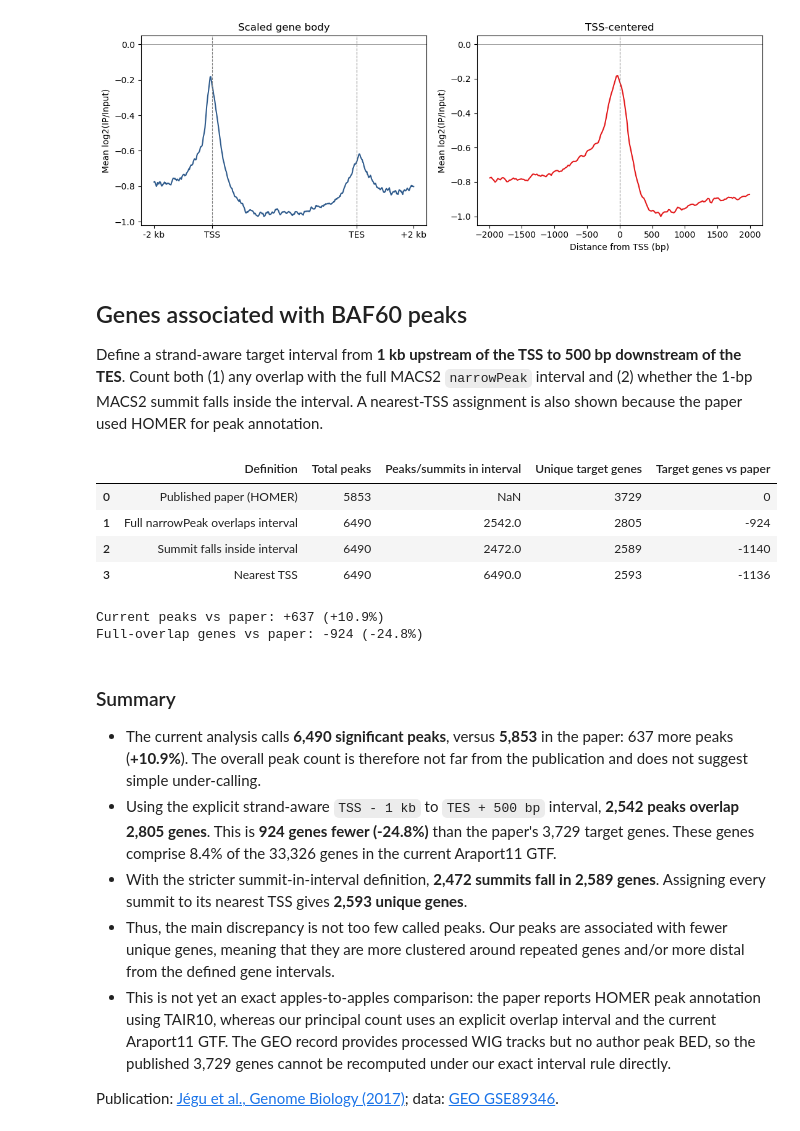
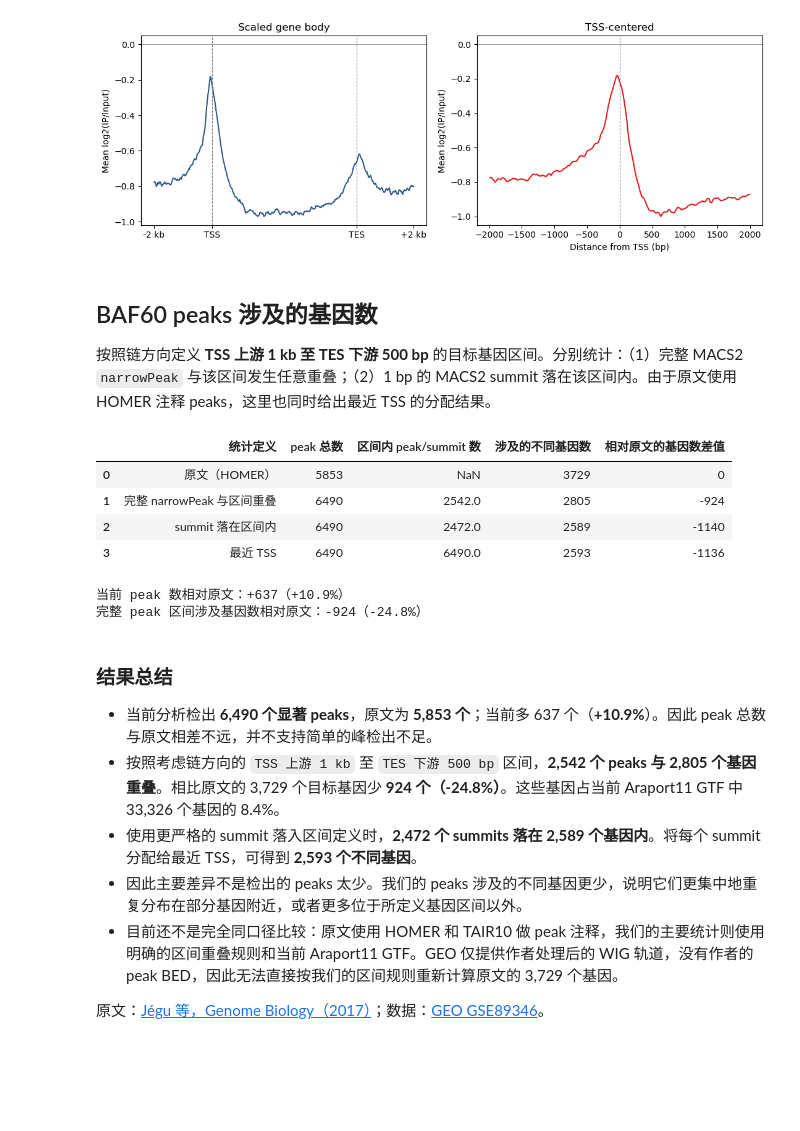
Before and after one commit to pengyfCR7/BAF60_ChIPseq_downstream_analyse_notebooks, a Jupyter notebook: inspect_BAF60_matrix.ipynb, the cells around one changed output. Saved outputs shown, nothing was run; the diff lists cells and outputs as text; code cells hidden in the pictures; blank space fills up the shorter version.

Commit message:
Translate peak comparison summary to Chinese

```diff
--- a/inspect_BAF60_matrix.ipynb
+++ b/inspect_BAF60_matrix.ipynb
@@ -209,9 +209,9 @@ plt.tight_layout()
 # %% [output]
 [figure]
 # %% [markdown]
-## Genes associated with BAF60 peaks
+## BAF60 peaks 涉及的基因数
 
-Define a strand-aware target interval from **1 kb upstream of the TSS to 500 bp downstream of the TES**. Count both (1) any overlap with the full MACS2 `narrowPeak` interval and (2) whether the 1-bp MACS2 summit falls inside the interval. A nearest-TSS assignment is also shown because the paper used HOMER for peak annotation.
+按照链方向定义 **TSS 上游 1 kb 至 TES 下游 500 bp** 的目标基因区间。分别统计：（1）完整 MACS2 `narrowPeak` 与该区间发生任意重叠；（2）1 bp 的 MACS2 summit 落在该区间内。由于原文使用 HOMER 注释 peaks，这里也同时给出最近 TSS 的分配结果。
 # %%
 target_regions = genes[['chrom', 'start', 'end', 'strand', 'gene_id']].copy()
 target_regions['region_start'] = np.maximum(np.where(target_regions['strand'] == '+',
@@ -231,55 +231,55 @@ def count_overlaps(regions):
         starts = chrom_regions['start'].to_numpy()
         ends = chrom_regions['end'].to_numpy()
         indices = chrom_regions.index.to_numpy()
         for gene in chrom_genes.itertuples():
             stop = np.searchsorted(starts, gene.region_end)
             overlaps = indices[:stop][ends[:stop] > gene.region_start]
             if len(overlaps):
                 hit_genes.add(gene.gene_id)
                 hit_regions.update(overlaps)
     return len(hit_regions), len(hit_genes)
 
 full_peak_hits, full_peak_genes = count_overlaps(peaks)
 summit_hits, summit_genes = count_overlaps(summits)
 
 nearest_genes = set()
 for chrom, chrom_summits in summits.groupby('chrom'):
     chrom_tss = tss[tss['chrom'] == chrom].sort_values('tss').reset_index(drop=True)
     positions = chrom_summits['start'].to_numpy()
     tss_positions = chrom_tss['tss'].to_numpy()
     right = np.clip(np.searchsorted(tss_positions, positions), 0, len(tss_positions) - 1)
     left = np.clip(right - 1, 0, len(tss_positions) - 1)
     nearest = np.where(np.abs(tss_positions[right] - positions) <
                        np.abs(tss_positions[left] - positions), right, left)
     nearest_genes.update(chrom_tss.iloc[nearest]['gene_id'])
 
 paper_peaks, paper_genes = 5853, 3729
 comparison = pd.DataFrame({
-    'Definition': ['Published paper (HOMER)', 'Full narrowPeak overlaps interval',
-                   'Summit falls inside interval', 'Nearest TSS'],
-    'Total peaks': [paper_peaks, len(peaks), len(summits), len(summits)],
-    'Peaks/summits in interval': [np.nan, full_peak_hits, summit_hits, len(summits)],
-    'Unique target genes': [paper_genes, full_peak_genes, summit_genes, len(nearest_genes)]
+    '统计定义': ['原文（HOMER）', '完整 narrowPeak 与区间重叠',
+                 'summit 落在区间内', '最近 TSS'],
+    'peak 总数': [paper_peaks, len(peaks), len(summits), len(summits)],
+    '区间内 peak/summit 数': [np.nan, full_peak_hits, summit_hits, len(summits)],
+    '涉及的不同基因数': [paper_genes, full_peak_genes, summit_genes, len(nearest_genes)]
 })
-comparison['Target genes vs paper'] = comparison['Unique target genes'] - paper_genes
+comparison['相对原文的基因数差值'] = comparison['涉及的不同基因数'] - paper_genes
 display(comparison)
-print(f'Current peaks vs paper: {len(peaks) - paper_peaks:+,} ({(len(peaks) / paper_peaks - 1) * 100:+.1f}%)')
-print(f'Full-overlap genes vs paper: {full_peak_genes - paper_genes:+,} ({(full_peak_genes / paper_genes - 1) * 100:+.1f}%)')
+print(f'当前 peak 数相对原文：{len(peaks) - paper_peaks:+,}（{(len(peaks) / paper_peaks - 1) * 100:+.1f}%）')
+print(f'完整 peak 区间涉及基因数相对原文：{full_peak_genes - paper_genes:+,}（{(full_peak_genes / paper_genes - 1) * 100:+.1f}%）')
 # %% [output]
-|  | Definition | Total peaks | Peaks/summits in interval | Unique target genes | Target genes vs paper |
-| 0 | Published paper (HOMER) | 5853 | NaN | 3729 | 0 |
-| 1 | Full narrowPeak overlaps interval | 6490 | 2542.0 | 2805 | -924 |
-| 2 | Summit falls inside interval | 6490 | 2472.0 | 2589 | -1140 |
-| 3 | Nearest TSS | 6490 | 6490.0 | 2593 | -1136 |
+|  | 统计定义 | peak 总数 | 区间内 peak/summit 数 | 涉及的不同基因数 | 相对原文的基因数差值 |
+| 0 | 原文（HOMER） | 5853 | NaN | 3729 | 0 |
+| 1 | 完整 narrowPeak 与区间重叠 | 6490 | 2542.0 | 2805 | -924 |
+| 2 | summit 落在区间内 | 6490 | 2472.0 | 2589 | -1140 |
+| 3 | 最近 TSS | 6490 | 6490.0 | 2593 | -1136 |
-Current peaks vs paper: +637 (+10.9%)
-Full-overlap genes vs paper: -924 (-24.8%)
+当前 peak 数相对原文：+637（+10.9%）
+完整 peak 区间涉及基因数相对原文：-924（-24.8%）
 # %% [markdown]
-### Summary
+### 结果总结
 
-- The current analysis calls **6,490 significant peaks**, versus **5,853** in the paper: 637 more peaks (**+10.9%**). The overall peak count is therefore not far from the publication and does not suggest simple under-calling.
-- Using the explicit strand-aware `TSS - 1 kb` to `TES + 500 bp` interval, **2,542 peaks overlap 2,805 genes**. This is **924 genes fewer (-24.8%)** than the paper's 3,729 target genes. These genes comprise 8.4% of the 33,326 genes in the current Araport11 GTF.
-- With the stricter summit-in-interval definition, **2,472 summits fall in 2,589 genes**. Assigning every summit to its nearest TSS gives **2,593 unique genes**.
-- Thus, the main discrepancy is not too few called peaks. Our peaks are associated with fewer unique genes, meaning that they are more clustered around repeated genes and/or more distal from the defined gene intervals.
-- This is not yet an exact apples-to-apples comparison: the paper reports HOMER peak annotation using TAIR10, whereas our principal count uses an explicit overlap interval and the current Araport11 GTF. The GEO record provides processed WIG tracks but no author peak BED, so the published 3,729 genes cannot be recomputed under our exact interval rule directly.
+- 当前分析检出 **6,490 个显著 peaks**，原文为 **5,853 个**；当前多 637 个（**+10.9%**）。因此 peak 总数与原文相差不远，并不支持简单的峰检出不足。
+- 按照考虑链方向的 `TSS 上游 1 kb` 至 `TES 下游 500 bp` 区间，**2,542 个 peaks 与 2,805 个基因重叠**。相比原文的 3,729 个目标基因少 **924 个（-24.8%）**。这些基因占当前 Araport11 GTF 中 33,326 个基因的 8.4%。
+- 使用更严格的 summit 落入区间定义时，**2,472 个 summits 落在 2,589 个基因内**。将每个 summit 分配给最近 TSS，可得到 **2,593 个不同基因**。
+- 因此主要差异不是检出的 peaks 太少。我们的 peaks 涉及的不同基因更少，说明它们更集中地重复分布在部分基因附近，或者更多位于所定义基因区间以外。
+- 目前还不是完全同口径比较：原文使用 HOMER 和 TAIR10 做 peak 注释，我们的主要统计则使用明确的区间重叠规则和当前 Araport11 GTF。GEO 仅提供作者处理后的 WIG 轨道，没有作者的 peak BED，因此无法直接按我们的区间规则重新计算原文的 3,729 个基因。
 
-Publication: [Jégu et al., Genome Biology (2017)](https://doi.org/10.1186/s13059-017-1246-7); data: [GEO GSE89346](https://www.ncbi.nlm.nih.gov/geo/query/acc.cgi?acc=GSE89346).
+原文：[Jégu 等，Genome Biology（2017）](https://doi.org/10.1186/s13059-017-1246-7)；数据：[GEO GSE89346](https://www.ncbi.nlm.nih.gov/geo/query/acc.cgi?acc=GSE89346)。
```
